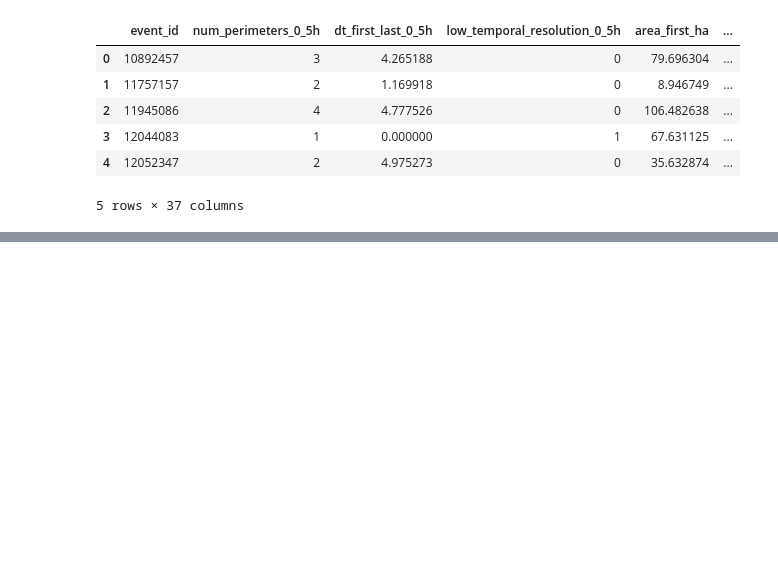
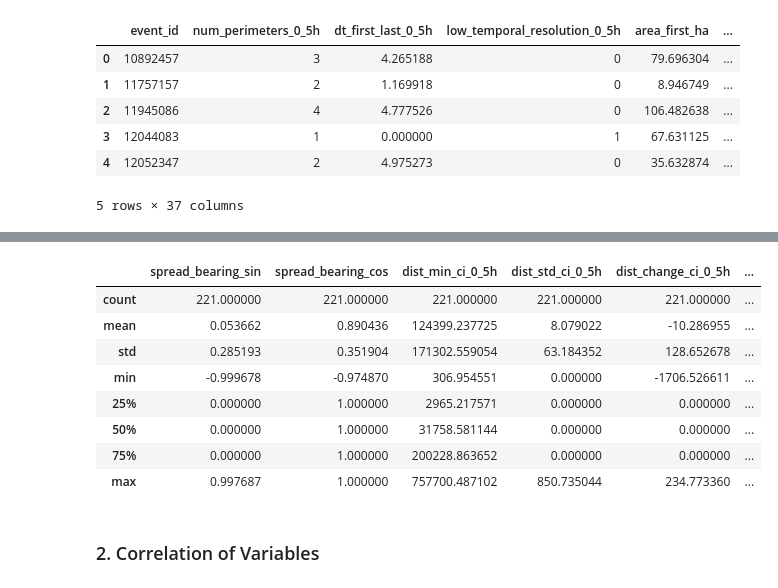
Before and after one commit to IvTole/WiDS2026, a Jupyter notebook: notebooks/EDA.ipynb, the cells around one changed output, grey strips where cells are left out. Drawn from its saved outputs; the diff is of its cells as text; code cells hidden in the pictures; blank space fills up the shorter version.

```diff
--- a/notebooks/EDA.ipynb
+++ b/notebooks/EDA.ipynb
@@ -51,0 +58,14 @@ df.describe() # Estadísticas descriptivas (media, min, max, etc.)
+# %%
+df.iloc[:, 17:].describe() # Part 2
+# %% [output]
+|  | spread_bearing_sin | spread_bearing_cos | dist_min_ci_0_5h | dist_std_ci_0_5h | dist_change_ci_0_5h | ... |
+| count | 221.000000 | 221.000000 | 221.000000 | 221.000000 | 221.000000 | ... |
+| mean | 0.053662 | 0.890436 | 124399.237725 | 8.079022 | -10.286955 | ... |
+| std | 0.285193 | 0.351904 | 171302.559054 | 63.184352 | 128.652678 | ... |
+| min | -0.999678 | -0.974870 | 306.954551 | 0.000000 | -1706.526611 | ... |
+| 25% | 0.000000 | 1.000000 | 2965.217571 | 0.000000 | 0.000000 | ... |
+| 50% | 0.000000 | 1.000000 | 31758.581144 | 0.000000 | 0.000000 | ... |
+| 75% | 0.000000 | 1.000000 | 200228.863652 | 0.000000 | 0.000000 | ... |
+| max | 0.997687 | 1.000000 | 757700.487102 | 850.735044 | 234.773360 | ... |
+# %% [markdown]
+### 2. Correlation of Variables
```
Also changed, not shown: parts of 12 cells of this notebook.
